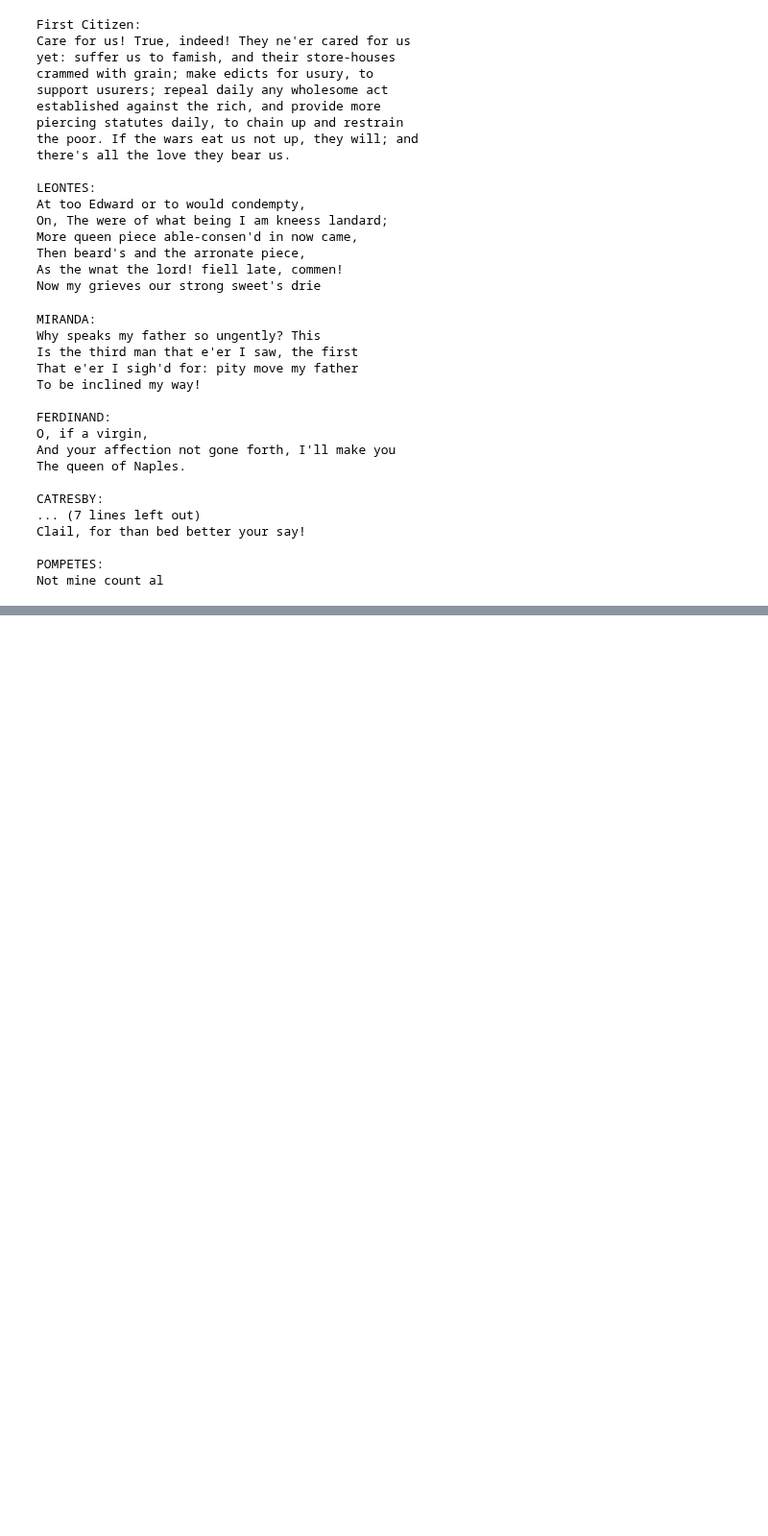
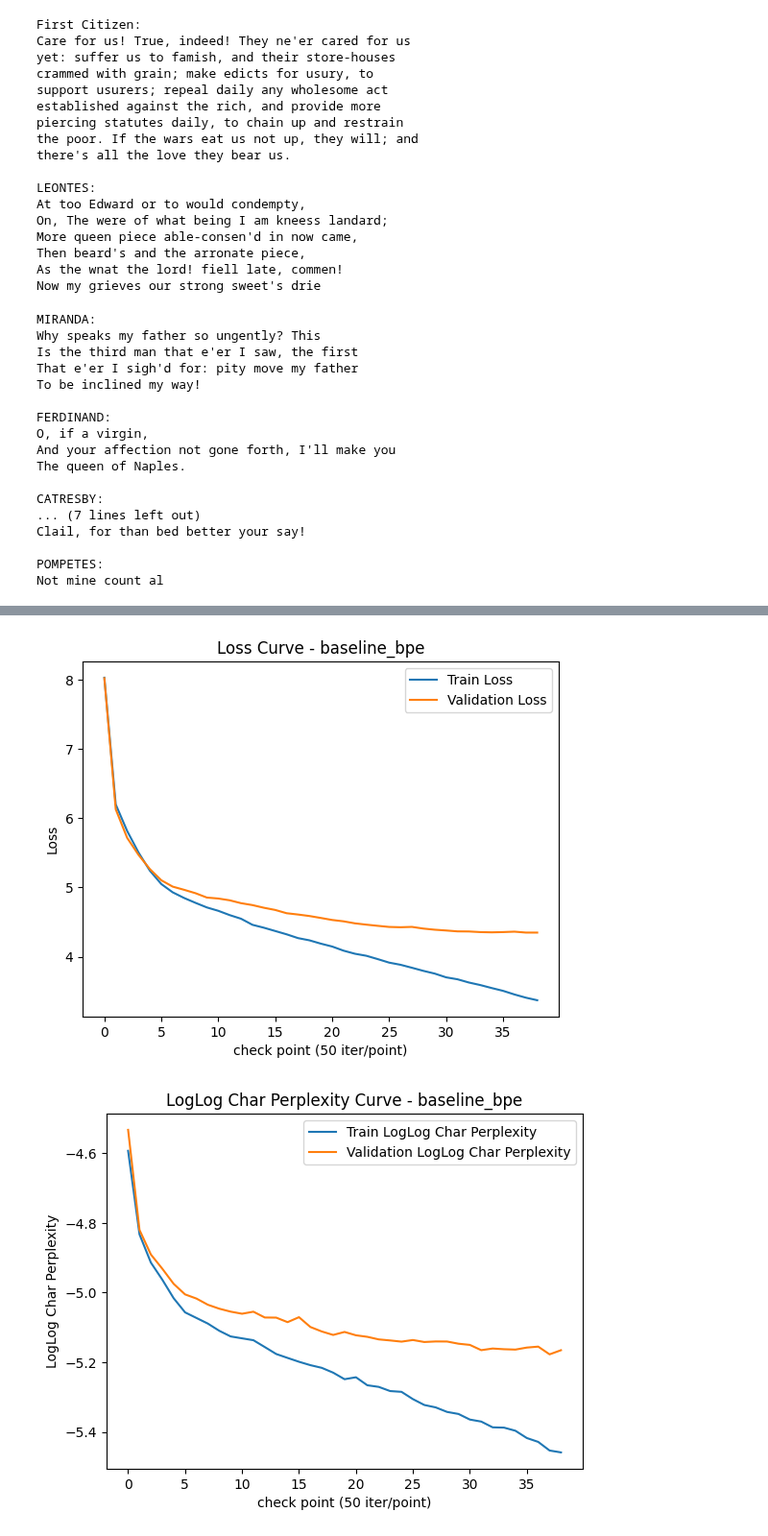
Before and after one commit to fatday/STATS-305B-HW4-Group, a Jupyter notebook: Part2_Working.ipynb, the cells around one changed output, grey strips where cells are left out. Shown at 96% size. Drawn from its saved outputs; the diff is of its cells as text; code cells hidden in the pictures; blank space fills up the shorter version.

```diff
--- a/Part2_Working.ipynb
+++ b/Part2_Working.ipynb
@@ -885,0 +948,6 @@ plt.show()
+# %%
+bpeTokenizer = BPETokenizer(data)
+baselineTransoformer = TransformerLM(bpeTokenizer.vocab_size, CONTEXT_WINDOW_SIZE).to(device)
+baseline_bpe = ModelTokenizerSystem(baselineTransoformer, bpeTokenizer, device, model_name= "baseline_bpe", optimizer_weight_decay=0)
+# %%
+baseline_bpe.train()
@@ -885,0 +1021,5 @@ plt.show()
+# %%
+plot_loss(baseline_bpe, "baseline_bpe")
+# %% [output]
+[figure, added]
+[figure, added]
```
Also changed, not shown: parts of 20 cells of this notebook.
